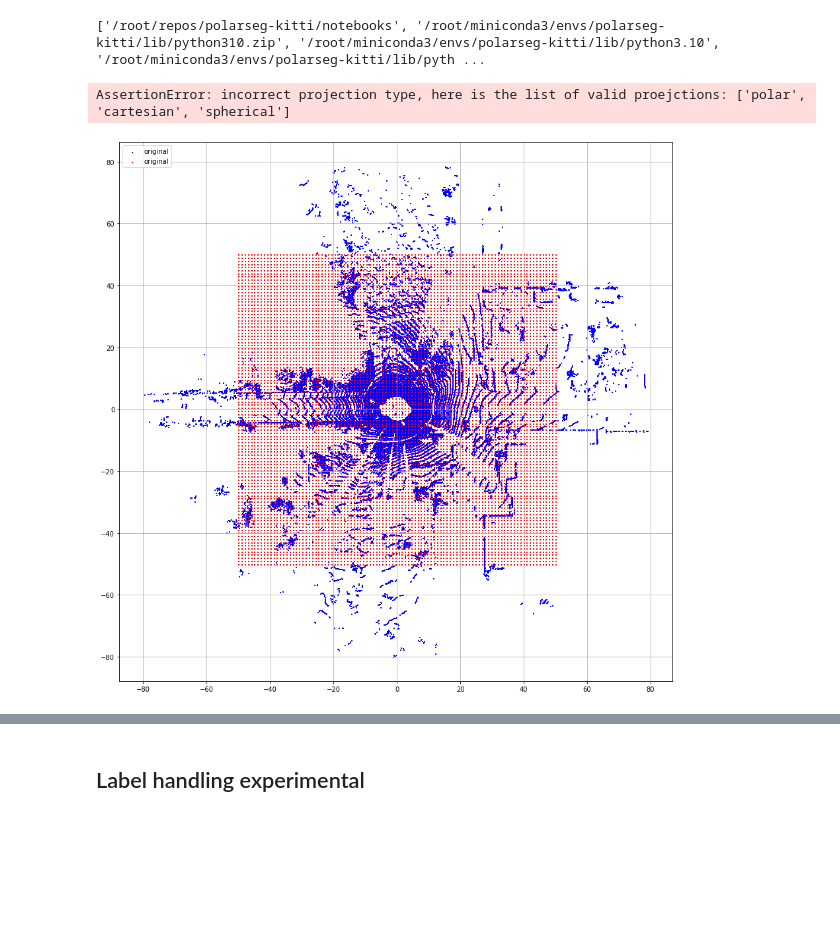
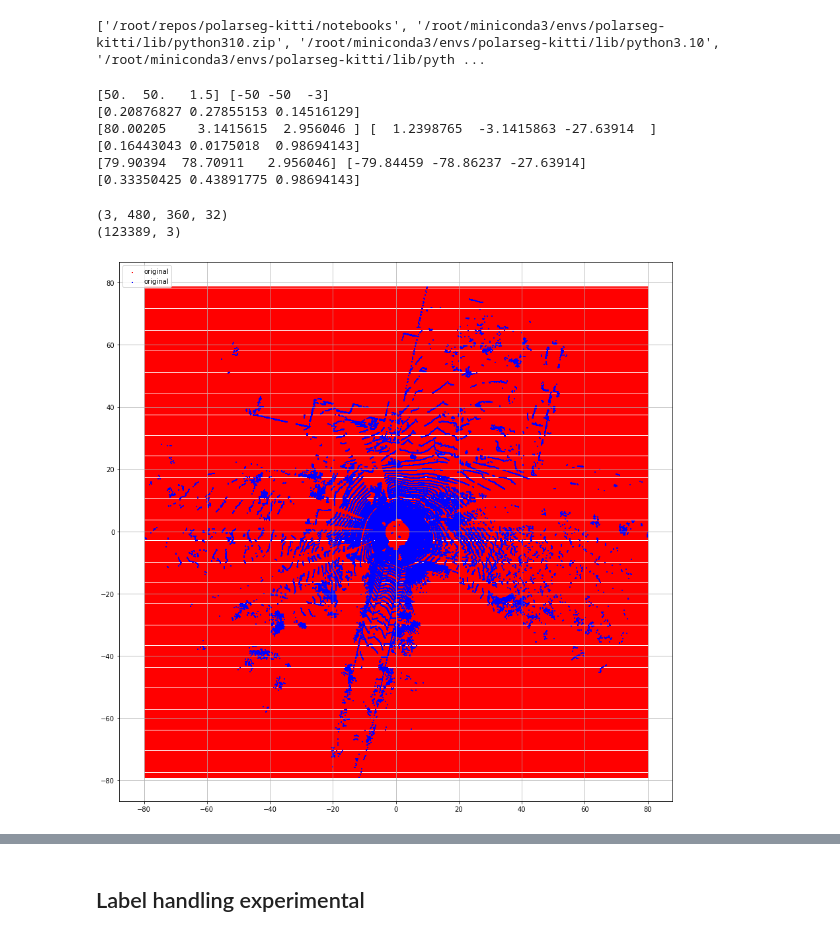
Before and after one commit to ponderbb/polarseg-kitti, a Jupyter notebook: notebooks/1.0-bbejczy-dataloader-sandbox.ipynb, the cells around one changed output, grey strips where cells are left out. Saved outputs shown, nothing was run; the diff lists cells and outputs as text; code cells hidden in the pictures; blank space fills up the shorter version.

Commit message:
hotfix fixed_volspace error

```diff
--- a/notebooks/1.0-bbejczy-dataloader-sandbox.ipynb
+++ b/notebooks/1.0-bbejczy-dataloader-sandbox.ipynb
@@ -22,12 +22,10 @@ from torch.utils.data import DataLoader
 # %% [output]
 ['/root/repos/polarseg-kitti/notebooks', '/root/miniconda3/envs/polarseg-kitti/lib/python310.zip', '/root/miniconda3/envs/polarseg-kitti/lib/python3.10', '/root/miniconda3/envs/polarseg-kitti/lib/pyth ...
 # %%
-projection = "polara"
-valid_projection_list = ["polar", "cartesian", "spherical"]
+# projection = "polara"
+# valid_projection_list = ["polar", "cartesian", "spherical"]
 
-assert projection in valid_projection_list, f"incorrect projection type, here is the list of valid proejctions: {valid_projection_list}"
+# assert projection in valid_projection_list, f"incorrect projection type, here is the list of valid proejctions: {valid_projection_list}"
-# %% [output]
-AssertionError: incorrect projection type, here is the list of valid proejctions: ['polar', 'cartesian', 'spherical']
 # %%
 semkitti = SemanticKITTI("/root/repos/polarseg-kitti/data/debug", data_split='valid')
 
@@ -36,8 +34,8 @@ semkitti_loader = DataLoader(semkitti)
 scan = next(iter(semkitti_loader))
 
 xyz = scan[0][0,:,:3].numpy()
-xyz_flip = utils.random_flip(xyz.copy())
-xyz_rot = utils.random_rot(xyz.copy())
+xyz = utils.random_flip(xyz.copy())
+xyz = utils.random_rot(xyz.copy())
 # %%
 def convert2polar(xyz):
     r = np.sqrt(xyz[:,0]**2+xyz[:,1]**2).reshape(-1,1)
@@ -47,45 +45,59 @@ def convert2polar(xyz):
 
 def convert_to_voxels(coordinate, fixed_space = False, polar = False):
 
-    grid_size = np.array([100,100,2])
+    grid_size = np.array([480,360,32])
+    min_vol = np.array([-50,-50,-3])
+    max_vol = np.array([50,50,1.5])
+
+    if polar:
+        coordinate = convert2polar(coordinate)
 
     # calculate the grid indices
     if fixed_space:
-        min_vol = np.array([-50,-50,-3])
-        max_vol = np.array([50,50,1.5])
-        coordinate = utils.limit(xyz, min_vol, max_vol)
+        coordinate_limited = utils.limit(coordinate, min_vol, max_vol)
     else:
-        max_vol = np.amax(coordinate, axis=0)
-        min_vol = np.amin(coordinate, axis=0)
-
-    if polar:
-        coordinate = convert2polar(coordinate.copy())
-        max_vol = np.amax(coordinate, axis=0)
-        min_vol = np.amin(coordinate, axis=0)
+            coordinate_limited = coordinate
+            max_vol = np.amax(coordinate, axis=0)
+            min_vol = np.amin(coordinate, axis=0)
+    print(max_vol, min_vol)
 
     step_size = (max_vol - min_vol) / (grid_size - 1)
-    grid_index = np.floor((coordinate - min_vol)/ step_size).astype(int)
+    print(step_size)
+    grid_index = np.floor((coordinate_limited - min_vol)/ step_size).astype(int)
     voxel_position = np.indices(grid_size)*step_size.reshape([-1,1,1,1])+min_vol.reshape([-1,1,1,1])
 
-    return voxel_position
+    return voxel_position, coordinate
 
 
 # rtz = convert2polar(xyz.copy())
-clipped_rtz = convert_to_voxels(xyz.copy(), fixed_space=True, polar = True)
-clipped_xyz = convert_to_voxels(xyz.copy(), fixed_space=True, polar=False)
+clipped_polar_voxels, clipped_rtz = convert_to_voxels(xyz, fixed_space=True, polar = True)
+polar_voxels, rtz = convert_to_voxels(xyz, fixed_space=False, polar = True)
+cart_voxels, clipped_xyz = convert_to_voxels(xyz, fixed_space=False, polar=False)
+# %% [output]
+[50.  50.   1.5] [-50 -50  -3]
+[0.20876827 0.27855153 0.14516129]
+[80.00205    3.1415615  2.956046 ] [  1.2398765  -3.1415863 -27.63914  ]
+[0.16443043 0.0175018  0.98694143]
+[79.90394  78.70911   2.956046] [-79.84459 -78.86237 -27.63914]
+[0.33350425 0.43891775 0.98694143]
 # %%
 fig = plt.figure(figsize=(15,15))
 ax1 = fig.add_subplot(111)
 
+print(cart_voxels.shape)
+print(xyz.shape)
+
+ax1.scatter(cart_voxels[0],cart_voxels[1], c='r', marker="s", label='original', s=1)
 ax1.scatter(xyz[:,0],xyz[:,1], c='b', marker="s", label='original', s=1)
-ax1.scatter(clipped_xyz[0],clipped_xyz[1], c='r', marker="s", label='original', s=1)
 # ax1.scatter(xyz_flip[:,0],xyz_flip[:,1],c='r', marker="o", label='flipped', s=1)
 # ax1.scatter(xyz_rot[:,0],xyz_rot[:,1],c='g', marker="x", label='rotated', s=1)
 plt.legend(loc='upper left');
 plt.grid()
 plt.show()
 # %% [output]
+(3, 480, 360, 32)
+(123389, 3)
-[figure, old version]
+[figure, new version]
 # %%
 fig = plt.figure(figsize=(15,15))
 plt.axes(projection = 'polar', )
```
Also changed, not shown: parts of 1 cell of this notebook, 1 other file.
